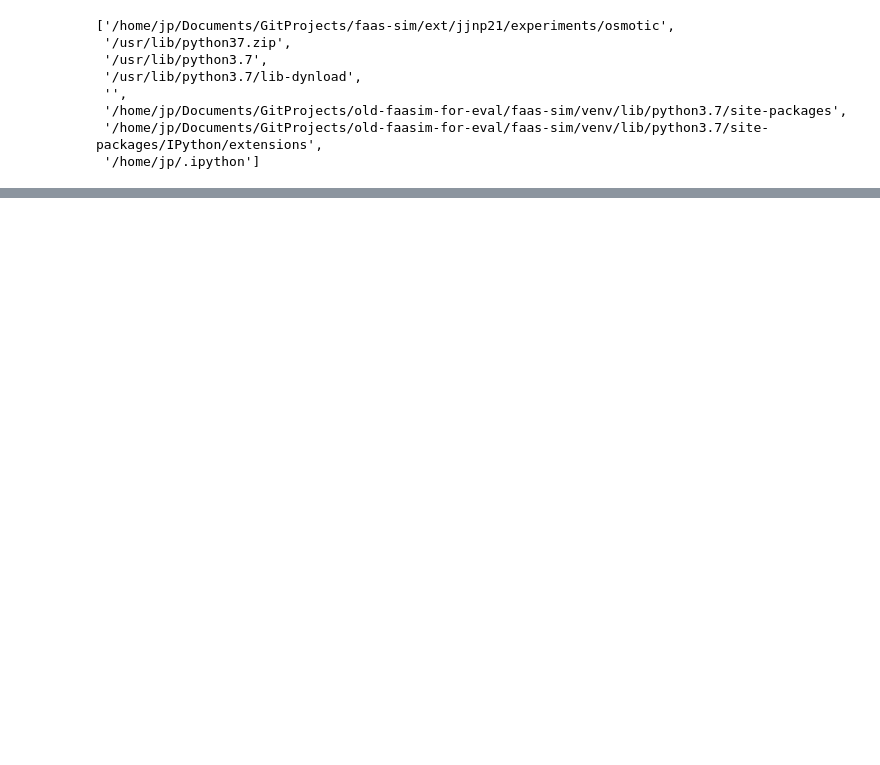
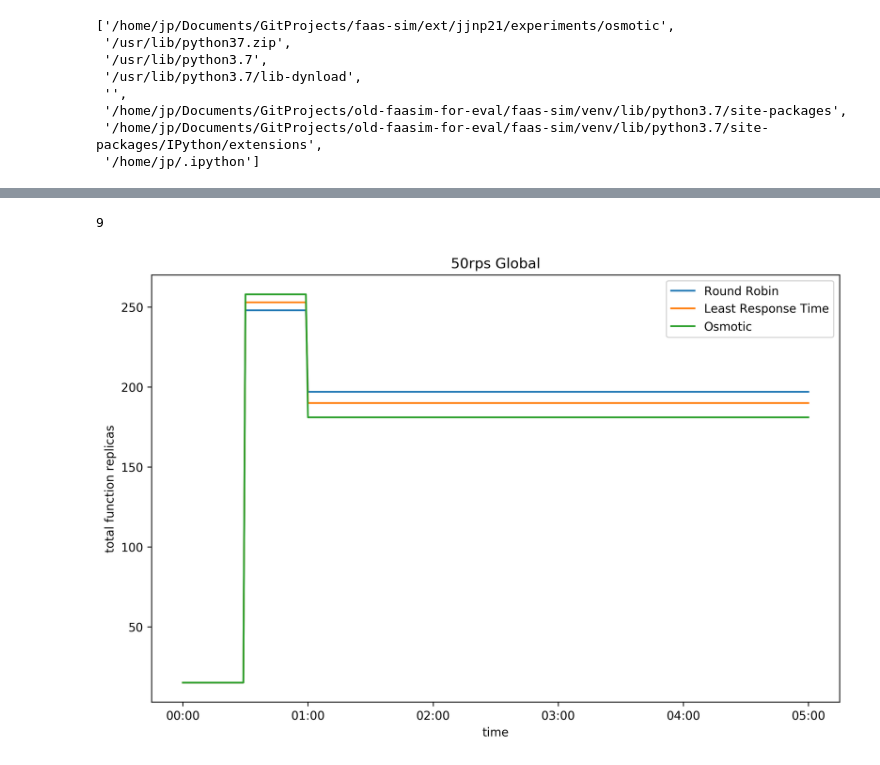
Before and after one commit to edgerun/faas-sim, a Jupyter notebook: ext/jjnp21/experiments/osmotic/osmotic_base_analysis.ipynb, the cells around one changed output, grey strips where cells are left out. Saved outputs shown, nothing was run; the diff lists cells and outputs as text; code cells hidden in the pictures; blank space fills up the shorter version.

Commit message:
add more visualizations

```diff
--- a/ext/jjnp21/experiments/osmotic/osmotic_base_analysis.ipynb
+++ b/ext/jjnp21/experiments/osmotic/osmotic_base_analysis.ipynb
@@ -80,0 +46,2 @@ r.scale
+# %%
+r = results['openfaas_scaling_basic'][]
@@ -80,0 +56,46 @@ r.scale
+# %%
+fx_names = ['resnet50-inference', 'mobilenet-inference', 'speech-inference']
+
+def sum_fxs(df):
+    ndf = df[df['function_name'].isin(fx_names)]
+    return ndf.groupby('time').sum()
+
+def paint_replica_scale(ax, rs, title):
+    timebase = dt.datetime(1970,1,1)
+
+    xfmt = md.DateFormatter('%M:%S')
+    ax.xaxis.set_major_formatter(xfmt)
+    t_index = pd.DatetimeIndex(pd.date_range(start=dt.datetime(1970,1,1,0,0,0), end=dt.datetime(1970,1,1,0,5,0), freq="1s"))
+
+#     ax2 = ax.twinx()
+    for r in rs:
+        data = sum_fxs(r.scale)
+#         data.plot()
+        delta = data.iloc[0].name - timebase
+        ax.plot(data.shift(freq=-delta).resample('1s').pad().reindex(t_index).fillna(method="pad"), label=get_friendly_label(r.experiment.name))
+#         ax2.plot(r.invocations.shift(freq=-delta)['t_exec'].resample('10s').mean())
+    ax.set_xlabel('time')
+    ax.set_ylabel('total function replicas')
+    ax.legend()
+    ax.set_title(title)
+# %%
+def filter_by_experiment_name_regex(exps, rgx):
+    result = []
+    for exp in exps:
+        if re.match(re.compile(rgx), exp.experiment.name):
+            result.append(exp)
+    return sorted(result, key=lambda r: r.experiment.name)
+# %%
+len(filter_by_experiment_name_regex(results['openfaas_scaling_basic'], '.*osmotic.*'))
+# %% [output]
+9
+# %%
+r = results['openfaas_scaling_basic'][16]
+# sum_fxs(r.scale).resample('1s').pad().plot()
+# sum_fxs(r.scale).plot()
+fig, axs = plt.subplots(1, 1, figsize=(9,6), dpi=300)
+paint_replica_scale(axs, filter_by_experiment_name_regex(results['openfaas_scaling_basic'], '.*50rps.*global.*'), '50rps Global')
+fig.tight_layout()
+plt.show()
+# %% [output]
+[figure, added]
```
Also changed, not shown: parts of 11 cells of this notebook.
